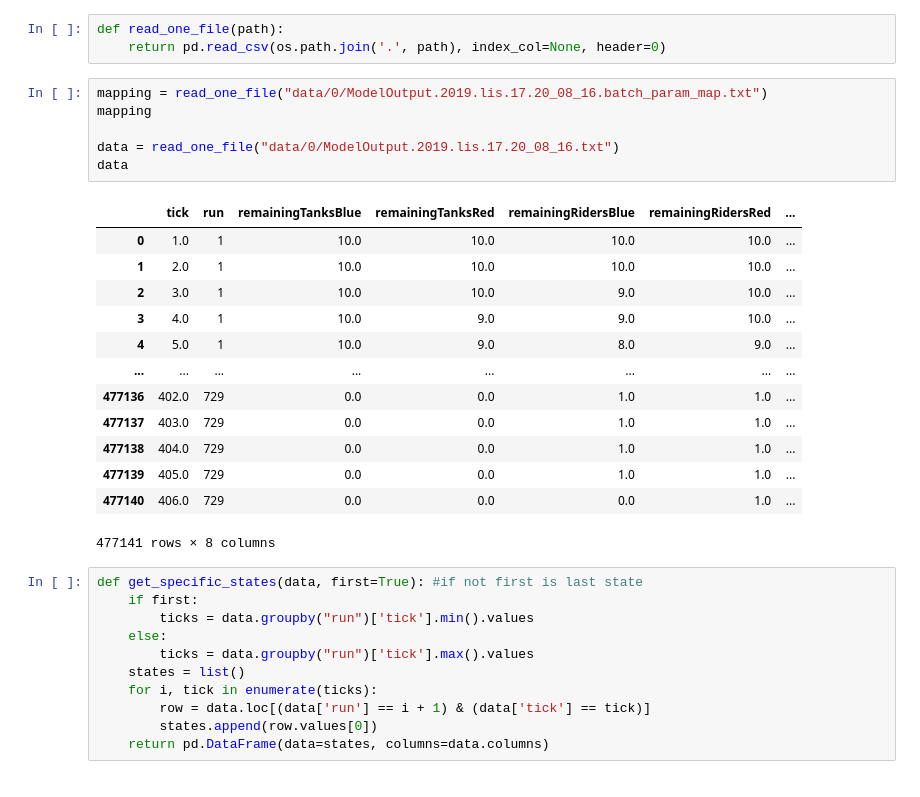
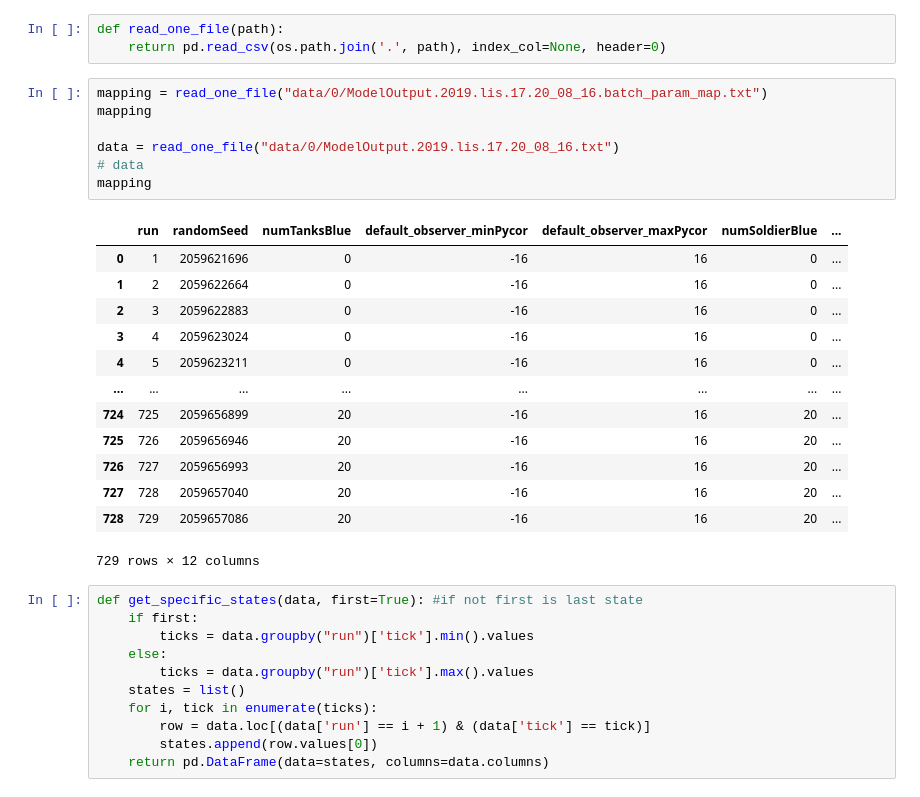
Before and after one commit to INFJakZda/Battlefield-Evaluation, a Jupyter notebook: evaluate_results.ipynb, the cells around one changed output. Saved outputs shown, nothing was run; the diff lists cells and outputs as text.

```diff
--- a/evaluate_results.ipynb
+++ b/evaluate_results.ipynb
@@ -70,23 +70,24 @@ def read_one_file(path):
 # %%
 mapping = read_one_file("data/0/ModelOutput.2019.lis.17.20_08_16.batch_param_map.txt")
 mapping
 
 data = read_one_file("data/0/ModelOutput.2019.lis.17.20_08_16.txt")
-data
+# data
+mapping
 # %% [output]
-|  | tick | run | remainingTanksBlue | remainingTanksRed | remainingRidersBlue | remainingRidersRed | ... |
-| 0 | 1.0 | 1 | 10.0 | 10.0 | 10.0 | 10.0 | ... |
-| 1 | 2.0 | 1 | 10.0 | 10.0 | 10.0 | 10.0 | ... |
-| 2 | 3.0 | 1 | 10.0 | 10.0 | 9.0 | 10.0 | ... |
-| 3 | 4.0 | 1 | 10.0 | 9.0 | 9.0 | 10.0 | ... |
-| 4 | 5.0 | 1 | 10.0 | 9.0 | 8.0 | 9.0 | ... |
+|  | run | randomSeed | numTanksBlue | default_observer_minPycor | default_observer_maxPycor | numSoldierBlue | ... |
+| 0 | 1 | 2059621696 | 0 | -16 | 16 | 0 | ... |
+| 1 | 2 | 2059622664 | 0 | -16 | 16 | 0 | ... |
+| 2 | 3 | 2059622883 | 0 | -16 | 16 | 0 | ... |
+| 3 | 4 | 2059623024 | 0 | -16 | 16 | 0 | ... |
+| 4 | 5 | 2059623211 | 0 | -16 | 16 | 0 | ... |
 | ... | ... | ... | ... | ... | ... | ... | ... |
-| 477136 | 402.0 | 729 | 0.0 | 0.0 | 1.0 | 1.0 | ... |
-| 477137 | 403.0 | 729 | 0.0 | 0.0 | 1.0 | 1.0 | ... |
-| 477138 | 404.0 | 729 | 0.0 | 0.0 | 1.0 | 1.0 | ... |
-| 477139 | 405.0 | 729 | 0.0 | 0.0 | 1.0 | 1.0 | ... |
-| 477140 | 406.0 | 729 | 0.0 | 0.0 | 0.0 | 1.0 | ... |
+| 724 | 725 | 2059656899 | 20 | -16 | 16 | 20 | ... |
+| 725 | 726 | 2059656946 | 20 | -16 | 16 | 20 | ... |
+| 726 | 727 | 2059656993 | 20 | -16 | 16 | 20 | ... |
+| 727 | 728 | 2059657040 | 20 | -16 | 16 | 20 | ... |
+| 728 | 729 | 2059657086 | 20 | -16 | 16 | 20 | ... |
-477141 rows × 8 columns
+729 rows × 12 columns
 # %%
 def get_specific_states(data, first=True): #if not first is last state
     if first:
```
Also changed, not shown: parts of 16 cells of this notebook, 20 other files.
